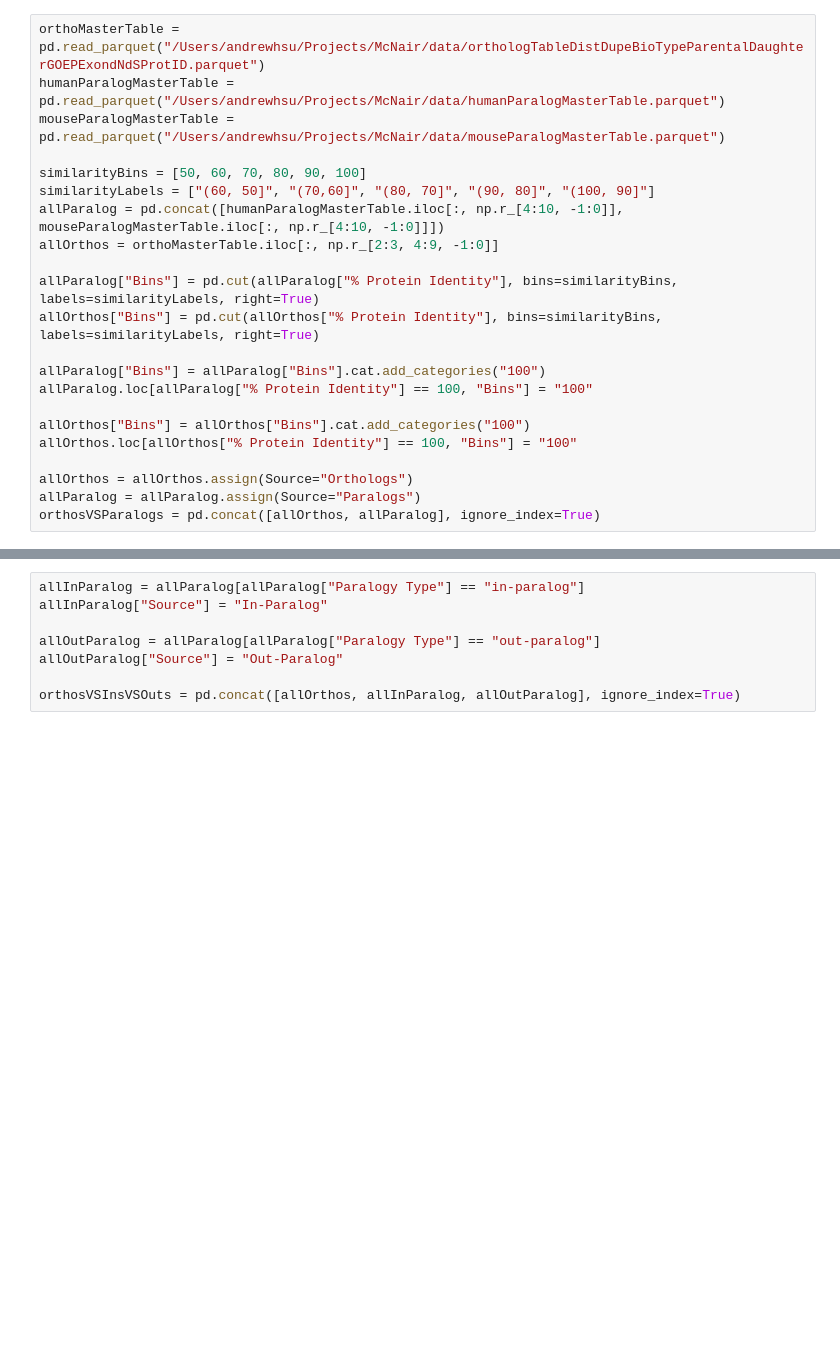
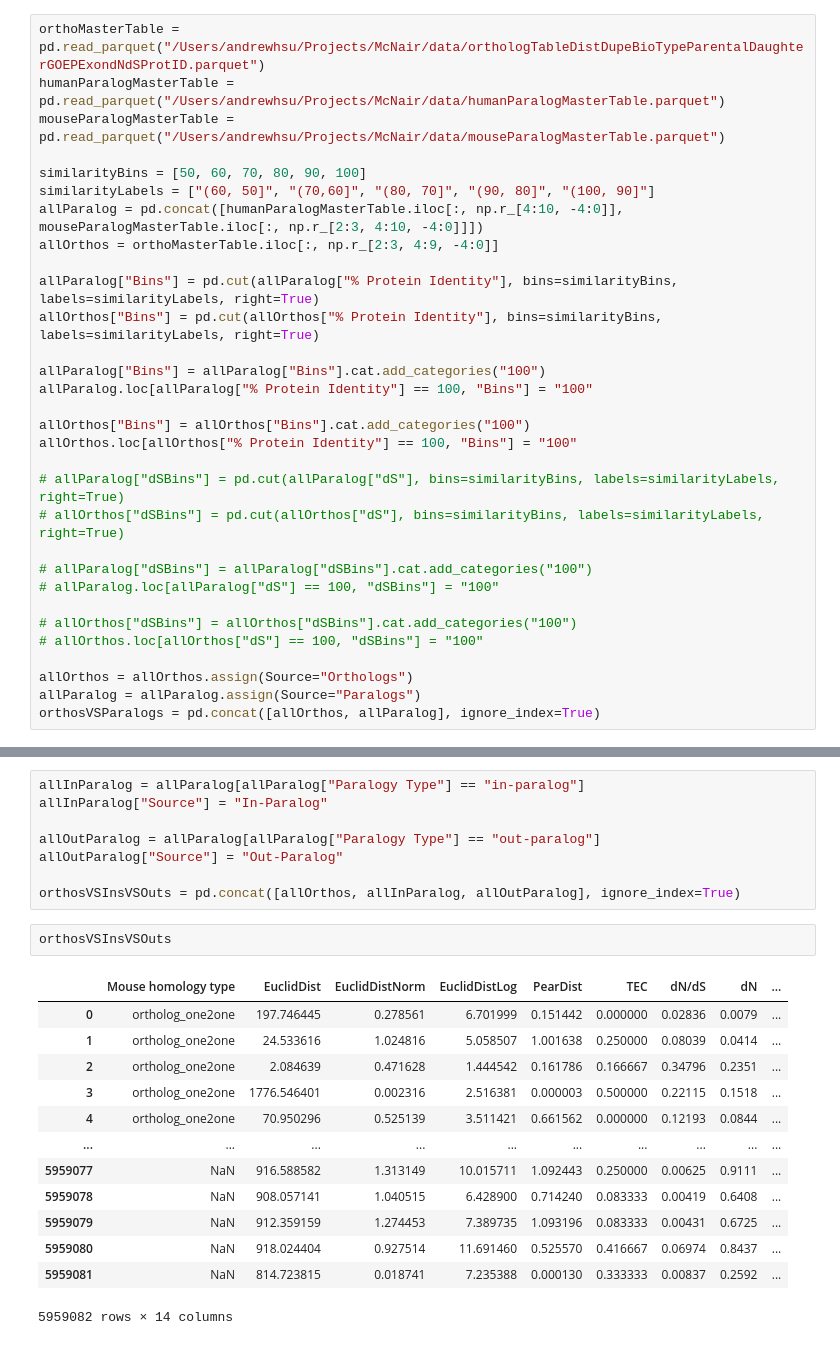
Before and after one commit to AndrewH72/Gene-Duplication, a Jupyter notebook: scripts/dataAnalysis.ipynb, the cells around one changed output, grey strips where cells are left out. Cells and saved outputs as stored; diff of their text form; blank space fills up the shorter version.

```diff
--- a/scripts/dataAnalysis.ipynb
+++ b/scripts/dataAnalysis.ipynb
@@ -1301,8 +1301,8 @@ mouseParalogMasterTable = pd.read_parquet("/Users/andrewhsu/Projects/McNair/data
 
 similarityBins = [50, 60, 70, 80, 90, 100]
 similarityLabels = ["(60, 50]", "(70,60]", "(80, 70]", "(90, 80]", "(100, 90]"]
-allParalog = pd.concat([humanParalogMasterTable.iloc[:, np.r_[4:10, -1:0]], mouseParalogMasterTable.iloc[:, np.r_[4:10, -1:0]]])
-allOrthos = orthoMasterTable.iloc[:, np.r_[2:3, 4:9, -1:0]]
+allParalog = pd.concat([humanParalogMasterTable.iloc[:, np.r_[4:10, -4:0]], mouseParalogMasterTable.iloc[:, np.r_[2:3, 4:10, -4:0]]])
+allOrthos = orthoMasterTable.iloc[:, np.r_[2:3, 4:9, -4:0]]
 
 allParalog["Bins"] = pd.cut(allParalog["% Protein Identity"], bins=similarityBins, labels=similarityLabels, right=True)
 allOrthos["Bins"] = pd.cut(allOrthos["% Protein Identity"], bins=similarityBins, labels=similarityLabels, right=True)
@@ -1313,6 +1313,15 @@ allParalog.loc[allParalog["% Protein Identity"] == 100, "Bins"] = "100"
 allOrthos["Bins"] = allOrthos["Bins"].cat.add_categories("100")
 allOrthos.loc[allOrthos["% Protein Identity"] == 100, "Bins"] = "100"
 
+# allParalog["dSBins"] = pd.cut(allParalog["dS"], bins=similarityBins, labels=similarityLabels, right=True)
+# allOrthos["dSBins"] = pd.cut(allOrthos["dS"], bins=similarityBins, labels=similarityLabels, right=True)
+
+# allParalog["dSBins"] = allParalog["dSBins"].cat.add_categories("100")
+# allParalog.loc[allParalog["dS"] == 100, "dSBins"] = "100"
+
+# allOrthos["dSBins"] = allOrthos["dSBins"].cat.add_categories("100")
+# allOrthos.loc[allOrthos["dS"] == 100, "dSBins"] = "100"
+
 allOrthos = allOrthos.assign(Source="Orthologs")
 allParalog = allParalog.assign(Source="Paralogs")
 orthosVSParalogs = pd.concat([allOrthos, allParalog], ignore_index=True)
@@ -1337,4 +1346,20 @@ allOutParalog = allParalog[allParalog["Paralogy Type"] == "out-paralog"]
 allOutParalog["Source"] = "Out-Paralog"
 
 orthosVSInsVSOuts = pd.concat([allOrthos, allInParalog, allOutParalog], ignore_index=True)
+# %%
+orthosVSInsVSOuts
+# %% [output]
+|  | Mouse homology type | EuclidDist | EuclidDistNorm | EuclidDistLog | PearDist | TEC | dN/dS | dN | ... |
+| 0 | ortholog_one2one | 197.746445 | 0.278561 | 6.701999 | 0.151442 | 0.000000 | 0.02836 | 0.0079 | ... |
+| 1 | ortholog_one2one | 24.533616 | 1.024816 | 5.058507 | 1.001638 | 0.250000 | 0.08039 | 0.0414 | ... |
+| 2 | ortholog_one2one | 2.084639 | 0.471628 | 1.444542 | 0.161786 | 0.166667 | 0.34796 | 0.2351 | ... |
+| 3 | ortholog_one2one | 1776.546401 | 0.002316 | 2.516381 | 0.000003 | 0.500000 | 0.22115 | 0.1518 | ... |
+| 4 | ortholog_one2one | 70.950296 | 0.525139 | 3.511421 | 0.661562 | 0.000000 | 0.12193 | 0.0844 | ... |
+| ... | ... | ... | ... | ... | ... | ... | ... | ... | ... |
+| 5959077 | NaN | 916.588582 | 1.313149 | 10.015711 | 1.092443 | 0.250000 | 0.00625 | 0.9111 | ... |
+| 5959078 | NaN | 908.057141 | 1.040515 | 6.428900 | 0.714240 | 0.083333 | 0.00419 | 0.6408 | ... |
+| 5959079 | NaN | 912.359159 | 1.274453 | 7.389735 | 1.093196 | 0.083333 | 0.00431 | 0.6725 | ... |
+| 5959080 | NaN | 918.024404 | 0.927514 | 11.691460 | 0.525570 | 0.416667 | 0.06974 | 0.8437 | ... |
+| 5959081 | NaN | 814.723815 | 0.018741 | 7.235388 | 0.000130 | 0.333333 | 0.00837 | 0.2592 | ... |
+5959082 rows × 14 columns
 # %%
```
Also changed, not shown: parts of 4 cells of this notebook, 1 other file.
